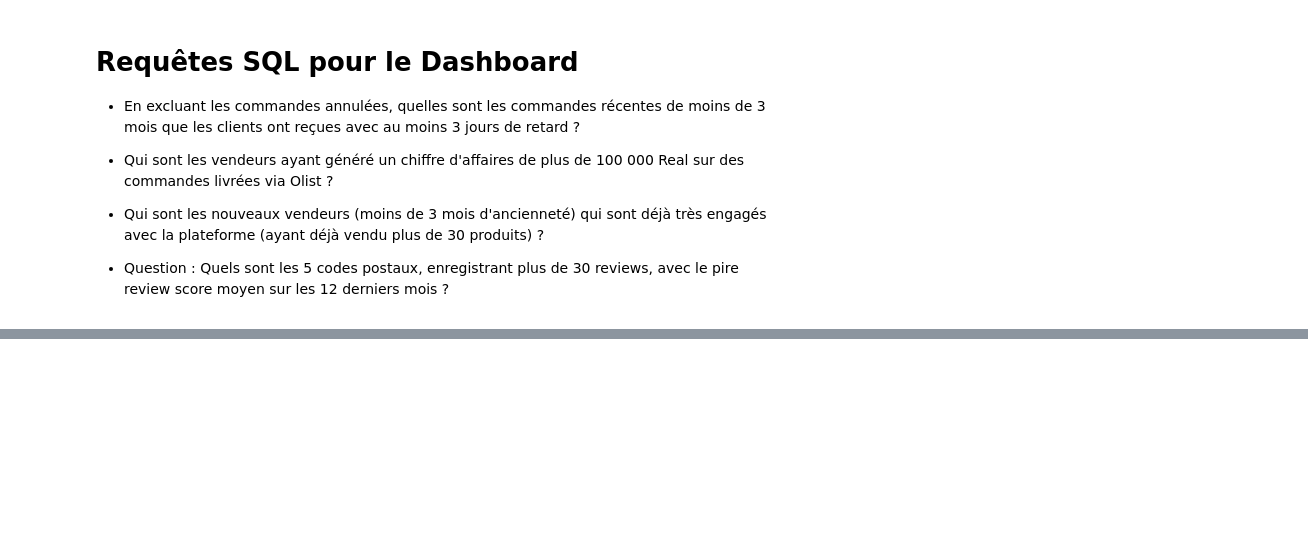
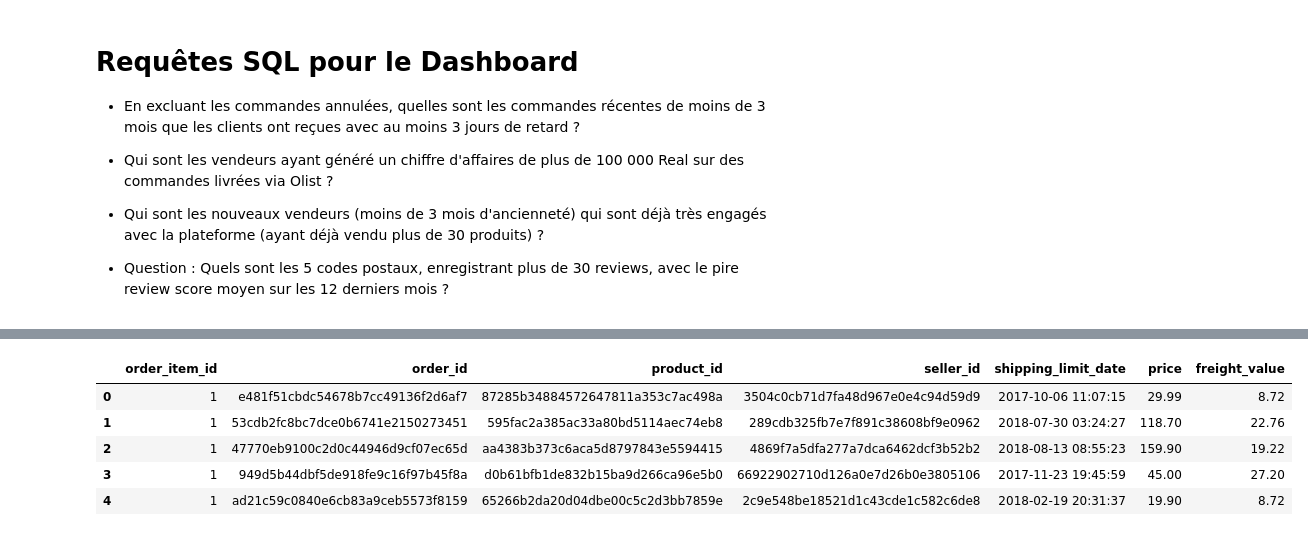
Before and after one commit to amadousysada/ecommerce-customer-segmentation, a Jupyter notebook: main.ipynb, the cells around one changed output, grey strips where cells are left out. Cells and saved outputs as stored; diff of their text form; code cells hidden in the pictures; blank space fills up the shorter version.

```diff
--- a/main.ipynb
+++ b/main.ipynb
@@ -33,0 +74,25 @@ cur
+# %%
+order_items = pd.read_sql(
+    """
+    SELECT
+      order_item_id,
+      oi.order_id,
+      product_id,
+      seller_id,
+      shipping_limit_date,
+      price,
+      freight_value
+    FROM order_items oi
+    JOIN orders o on oi.order_id=o.order_id
+    WHERE o.order_status='delivered'
+    """,
+    conn
+)
+display(order_items.head())
+# %% [output]
+|  | order_item_id | order_id | product_id | seller_id | shipping_limit_date | price | freight_value |
+| 0 | 1 | e481f51cbdc54678b7cc49136f2d6af7 | 87285b34884572647811a353c7ac498a | 3504c0cb71d7fa48d967e0e4c94d59d9 | 2017-10-06 11:07:15 | 29.99 | 8.72 |
+| 1 | 1 | 53cdb2fc8bc7dce0b6741e2150273451 | 595fac2a385ac33a80bd5114aec74eb8 | 289cdb325fb7e7f891c38608bf9e0962 | 2018-07-30 03:24:27 | 118.70 | 22.76 |
+| 2 | 1 | 47770eb9100c2d0c44946d9cf07ec65d | aa4383b373c6aca5d8797843e5594415 | 4869f7a5dfa277a7dca6462dcf3b52b2 | 2018-08-13 08:55:23 | 159.90 | 19.22 |
+| 3 | 1 | 949d5b44dbf5de918fe9c16f97b45f8a | d0b61bfb1de832b15ba9d266ca96e5b0 | 66922902710d126a0e7d26b0e3805106 | 2017-11-23 19:45:59 | 45.00 | 27.20 |
+| 4 | 1 | ad21c59c0840e6cb83a9ceb5573f8159 | 65266b2da20d04dbe00c5c2d3bb7859e | 2c9e548be18521d1c43cde1c582c6de8 | 2018-02-19 20:31:37 | 19.90 | 8.72 |
```
Also changed, not shown: parts of 14 cells of this notebook.
